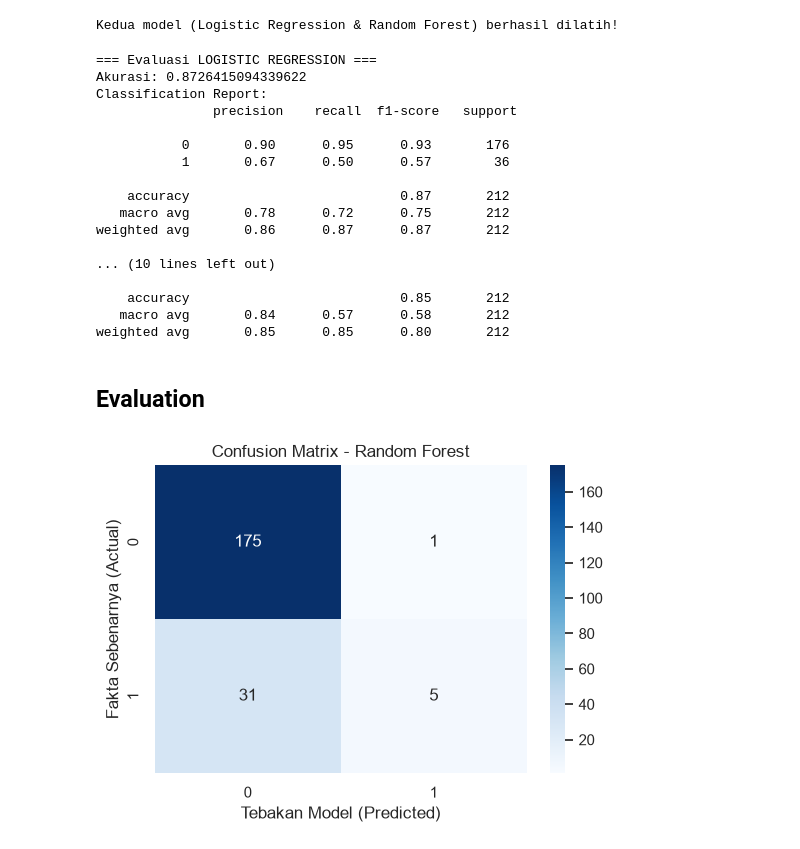
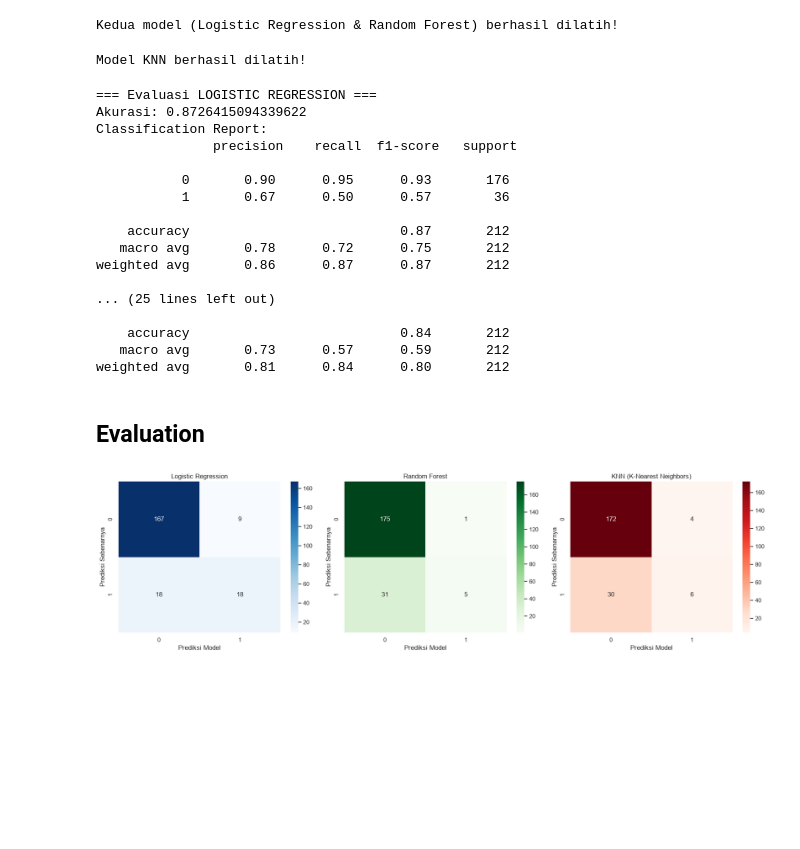
Before and after one commit to dzikri007/Summer-Project-Data-Science, a Jupyter notebook: Submission Pertama Menyelesaikan Permasalahan Human Resources/notebook.ipynb, the cells around one changed output. Drawn from its saved outputs; the diff is of its cells as text; code cells hidden in the pictures; blank space fills up the shorter version.

```diff
--- a/Submission Pertama Menyelesaikan Permasalahan Human Resources/notebook.ipynb
+++ b/Submission Pertama Menyelesaikan Permasalahan Human Resources/notebook.ipynb
@@ -310,10 +311,21 @@ rf_model.fit(X_train_scaled, y_train)
 print("Kedua model (Logistic Regression & Random Forest) berhasil dilatih!")
 # %% [output]
 Kedua model (Logistic Regression & Random Forest) berhasil dilatih!
+# %%
+# Membuat dan melatih model KNN
+# Kita coba mulai dengan melihat 5 tetangga terdekat (n_neighbors=5)
+knn_model = KNeighborsClassifier(n_neighbors=5)
+knn_model.fit(X_train_scaled, y_train)
+
+print("Model KNN berhasil dilatih!")
+# %% [output]
+Model KNN berhasil dilatih!
 # %%
 # Prediksi menggunakan data test
 y_pred_log = log_model.predict(X_test_scaled)
 y_pred_rf = rf_model.predict(X_test_scaled)
+y_pred_knn = knn_model.predict(X_test_scaled)
+
 
 print("=== Evaluasi LOGISTIC REGRESSION ===")
 print("Akurasi:", accuracy_score(y_test, y_pred_log))
@@ -324,6 +336,12 @@ print("\n" + "="*40 + "\n")
 print("=== Evaluasi RANDOM FOREST ===")
 print("Akurasi:", accuracy_score(y_test, y_pred_rf))
 print("Classification Report:\n", classification_report(y_test, y_pred_rf))
+
+print("\n" + "="*40 + "\n")
+
+print("=== Evaluasi K-NEAREST NEIGHBORS (KNN) ===")
+print("Akurasi:", accuracy_score(y_test, y_pred_knn))
+print("Classification Report:\n", classification_report(y_test, y_pred_knn))
 # %% [output]
 === Evaluasi LOGISTIC REGRESSION ===
 Akurasi: 0.8726415094339622
@@ -337,20 +355,39 @@ Classification Report:
    macro avg       0.78      0.72      0.75       212
 weighted avg       0.86      0.87      0.87       212
 
-... (10 lines left out)
+... (25 lines left out)
 
-    accuracy                           0.85       212
-   macro avg       0.84      0.57      0.58       212
-weighted avg       0.85      0.85      0.80       212
+    accuracy                           0.84       212
+   macro avg       0.73      0.57      0.59       212
+weighted avg       0.81      0.84      0.80       212
 # %% [markdown]
 ## Evaluation
-# %%
-# Memvisualisasikan hasil tebakan (Confusion Matrix) untuk Random Forest
-plt.figure(figsize=(6,4))
-sns.heatmap(confusion_matrix(y_test, y_pred_rf), annot=True, fmt='d', cmap='Blues')
-plt.title('Confusion Matrix - Random Forest')
-plt.xlabel('Tebakan Model (Predicted)')
-plt.ylabel('Fakta Sebenarnya (Actual)')
-plt.show()
-# %% [output]
-[figure, removed]
+# %%
+fig, axes = plt.subplots(1, 3, figsize=(18,5))
+
+# 1 Logistic Regression
+
+sns.heatmap(confusion_matrix(y_test, y_pred_log), annot=True, fmt='d', cmap='Blues', ax=axes[0])
+axes[0].set_title('Logistic Regression')
+axes[0].set_xlabel('Prediksi Model')
+axes[0].set_ylabel('Prediksi Sebenarnya')
+
+
+# 2 Random Forest
+
+sns.heatmap(confusion_matrix(y_test, y_pred_rf), annot=True, fmt='d', cmap='Greens', ax=axes[1])
+axes[1].set_title('Random Forest')
+axes[1].set_xlabel('Prediksi Model')
+axes[1].set_ylabel('Prediksi Sebenarnya')
+
+# 3 KNN
+
+sns.heatmap(confusion_matrix(y_test, y_pred_knn), annot=True, fmt='d', cmap='Reds', ax=axes[2])
+axes[2].set_title('KNN (K-Nearest Neighbors)')
+axes[2].set_xlabel('Prediksi Model')
+axes[2].set_ylabel('Prediksi Sebenarnya')
+
+plt.tight_layout()
+plt.show()
+# %% [output]
+[figure, added]
```
Also changed, not shown: parts of 1 cell of this notebook.
